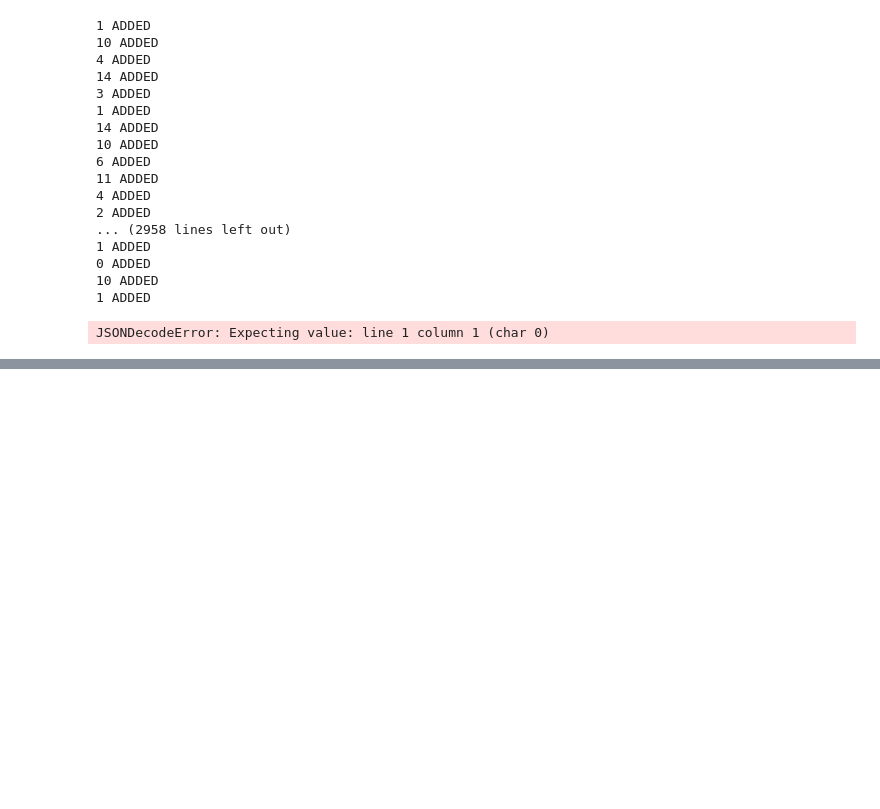
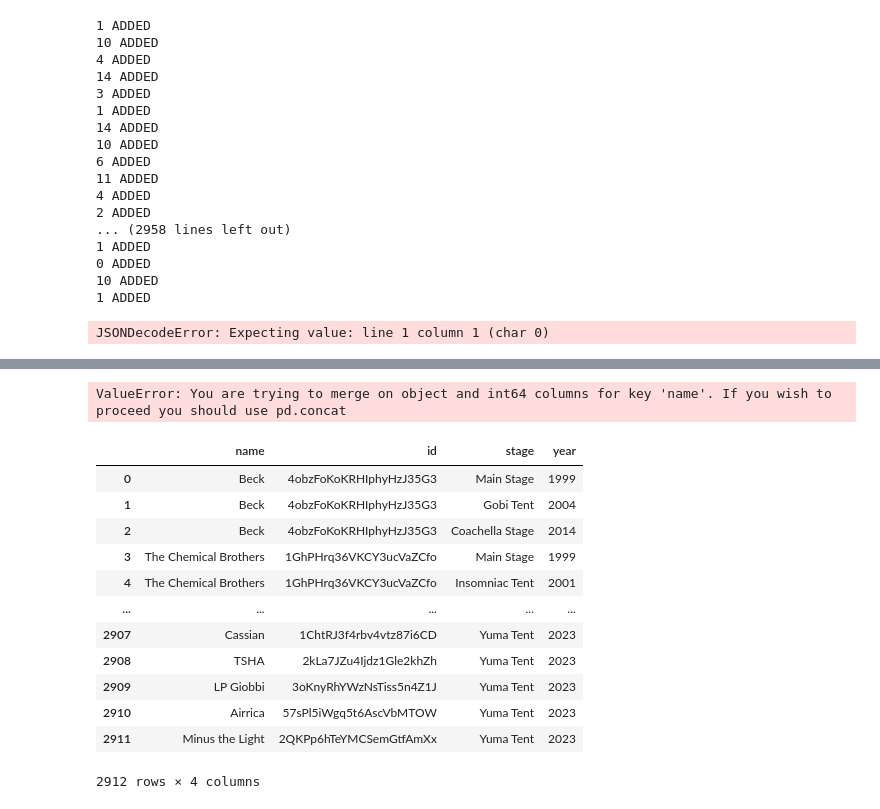
Before and after one commit to lwhitlock8/css-spotify-project, a Jupyter notebook: data_collection.ipynb, the cells around one changed output, grey strips where cells are left out. Cells and saved outputs as stored; diff of their text form; code cells hidden in the pictures; blank space fills up the shorter version.

Commit message:
Added webscraping and id searching for coachella artists, created coachella artist dataset

```diff
--- a/data_collection.ipynb
+++ b/data_collection.ipynb
@@ -225,0 +232,55 @@ artist_dataset
+# %%
+def remove_parentheses(text):
+    pattern = r'\([^)]*\)'
+    clean_text = re.sub(pattern, '', text)
+    return clean_text.strip()
+# %%
+# data transformation, creating intermediate tables
+performers_df = pd.DataFrame(data=performers_data)
+singular = performers_df.explode(column="performers")
+singular["name"] = singular["performers"].apply(remove_parentheses)
+singular = singular.drop(labels="performers", axis=1)
+# %%
+def get_artist_ids(artist_names : list):
+
+    client_credentials_manager = SpotifyClientCredentials(client_id="c92bf1c7c40f4500a2b4e2a1faac4997",
+                                                        client_secret='a00809b4c9734ea38fe0d4b05719b62c')
+    sp = spotipy.Spotify(client_credentials_manager=client_credentials_manager)
+
+    artist_dict = {}
+    for artist_name in artist_names:
+        results = sp.search(q='artist:' + artist_name, type='artist', limit=1)
+
+        if results['artists']['items']:
+            artist_id = results['artists']['items'][0]['id']
+            artist_dict[artist_name] = artist_id
+        else:
+            artist_dict[artist_name] = None
+
+    artist_df = pd.DataFrame([artist_dict]).T.reset_index()
+    artist_df.columns = ['name', 'id']
+    return artist_df
+# %%
+performer_ids = get_artist_ids(singular["name"].to_list())
+# %% [output]
+ValueError: You are trying to merge on object and int64 columns for key 'name'. If you wish to proceed you should use pd.concat
+# %%
+artist_dataset = pd.merge(performer_ids, singular, how="left", on="name")
+artist_dataset = artist_dataset.drop_duplicates(subset=["name", "stage", "year"])
+artist_dataset = artist_dataset.dropna(subset="id")
+artist_dataset = artist_dataset.reset_index().drop(labels='index', axis=1)
+artist_dataset
+# %% [output]
+|  | name | id | stage | year |
+| 0 | Beck | 4obzFoKoKRHIphyHzJ35G3 | Main Stage | 1999 |
+| 1 | Beck | 4obzFoKoKRHIphyHzJ35G3 | Gobi Tent | 2004 |
+| 2 | Beck | 4obzFoKoKRHIphyHzJ35G3 | Coachella Stage | 2014 |
+| 3 | The Chemical Brothers | 1GhPHrq36VKCY3ucVaZCfo | Main Stage | 1999 |
+| 4 | The Chemical Brothers | 1GhPHrq36VKCY3ucVaZCfo | Insomniac Tent | 2001 |
+| ... | ... | ... | ... | ... |
+| 2907 | Cassian | 1ChtRJ3f4rbv4vtz87i6CD | Yuma Tent | 2023 |
+| 2908 | TSHA | 2kLa7JZu4Ijdz1Gle2khZh | Yuma Tent | 2023 |
+| 2909 | LP Giobbi | 3oKnyRhYWzNsTiss5n4Z1J | Yuma Tent | 2023 |
+| 2910 | Airrica | 57sPl5iWgq5t6AscVbMTOW | Yuma Tent | 2023 |
+| 2911 | Minus the Light | 2QKPp6hTeYMCSemGtfAmXx | Yuma Tent | 2023 |
+2912 rows × 4 columns
```
Also changed, not shown: parts of 11 cells of this notebook, 2 other files.
